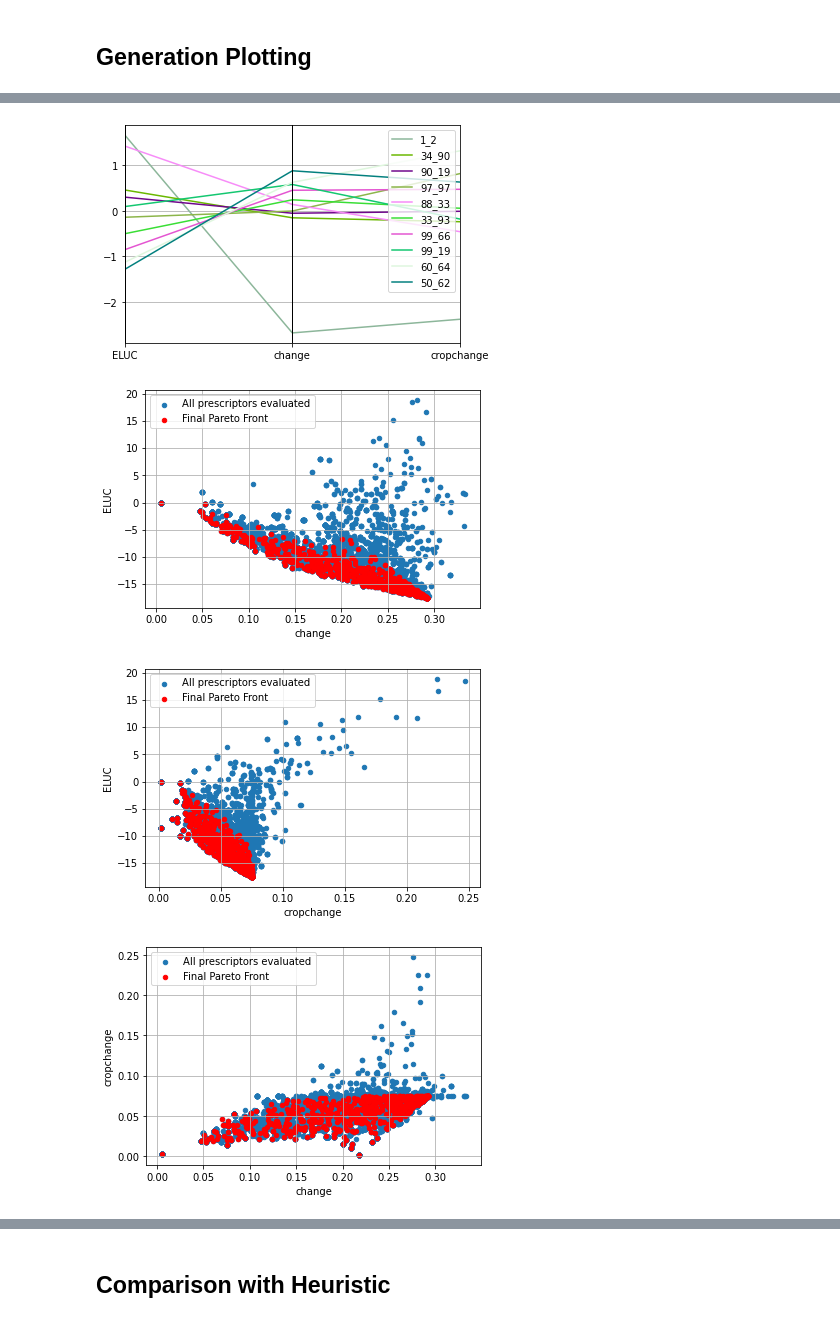
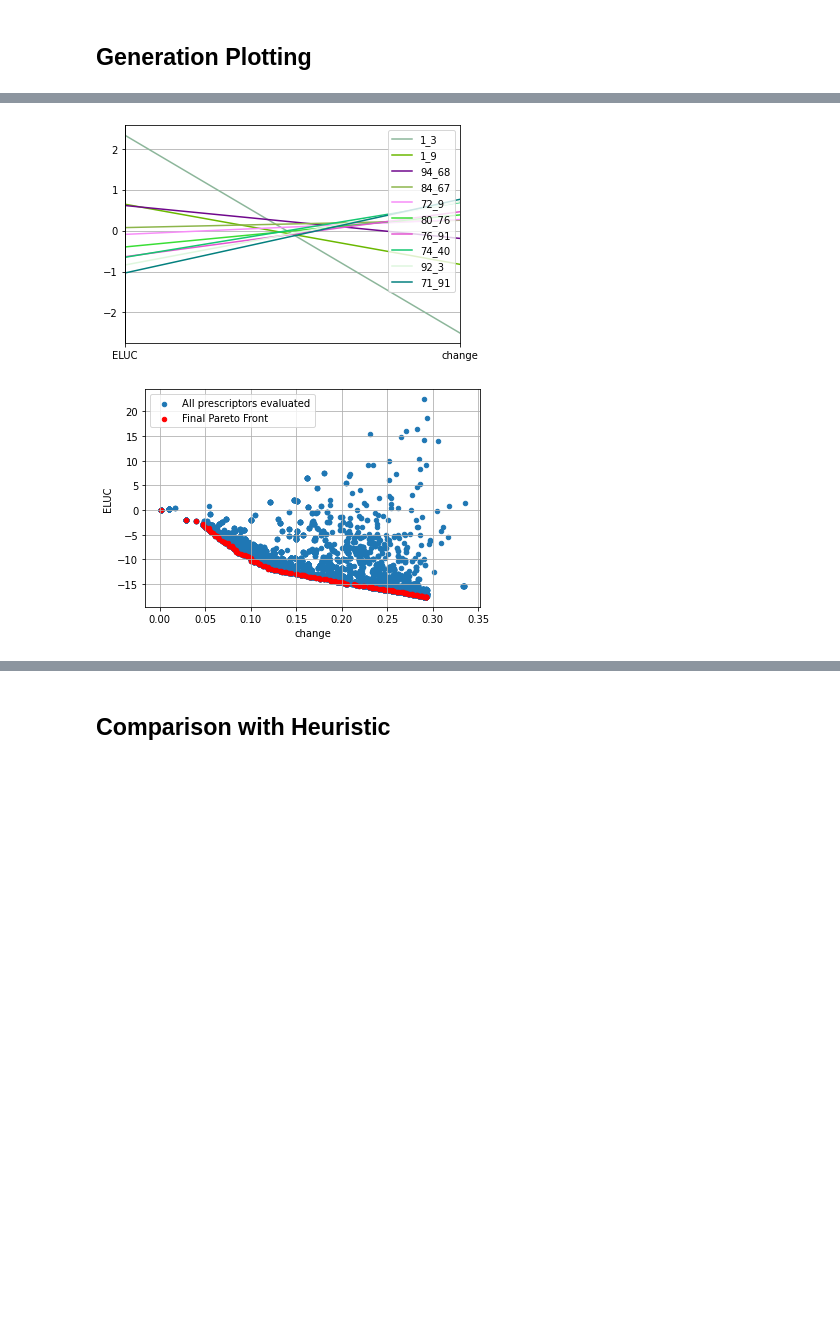
Before and after one commit to Project-Resilience/mvp, a Jupyter notebook: use_cases/eluc/experiments/prescriptor_experiments.ipynb, the cells around one changed output, grey strips where cells are left out. Cells and saved outputs as stored; diff of their text form; code cells hidden in the pictures; blank space fills up the shorter version.

```diff
--- a/use_cases/eluc/experiments/prescriptor_experiments.ipynb
+++ b/use_cases/eluc/experiments/prescriptor_experiments.ipynb
@@ -32,8 +32,9 @@ encoder = dataset.encoder
 ### Load Results
 # %%
 TOTAL_GENS = 100
-OUTCOMES = ["ELUC", "change", "cropchange"]
-results_dir = Path("prescriptors/nsga2/training_runs/eds")
+# OUTCOMES = ["ELUC", "change", "cropchange"]
+OUTCOMES = ["ELUC", "change"]
+results_dir = Path("prescriptors/nsga2/training_runs/eds-rhea")
 # %%
 def create_pareto_df(gen: int, results_dir: Path):
     last_gen_filename = results_dir / f"{gen}.csv"
@@ -161,7 +160,7 @@ def plot_parallel_coordinates(gen: int, results_dir: Path):
 
 plot_parallel_coordinates(TOTAL_GENS, results_dir)
 # %% [output]
-[figure, old version]
+[figure, new version]
 # %%
 def get_gen_df(gen: int, results_dir: Path):
     gen_filename = results_dir / f"{gen}.csv"
@@ -200,12 +199,10 @@ def plot_all_gens(gens: list, outcomes: list[str], results_dir: Path, save_path=
 # %%
 all_gens = [a + 1 for a in range(100)]
 plot_all_gens(all_gens, ["change", "ELUC"], results_dir, save_path=None)
-plot_all_gens(all_gens, ["cropchange", "ELUC"], results_dir, save_path=None)
-plot_all_gens(all_gens, ["change", "cropchange"], results_dir, save_path=None)
+# plot_all_gens(all_gens, ["cropchange", "ELUC"], results_dir, save_path=None)
+# plot_all_gens(all_gens, ["change", "cropchange"], results_dir, save_path=None)
 # %% [output]
-[figure, old version]
+[figure, new version]
-[figure, removed]
-[figure, removed]
 # %%
 all_pareto_df = get_overall_pareto_df(100, results_dir)
 # %%
```
Also changed, not shown: parts of 29 cells of this notebook, 7 other files.
